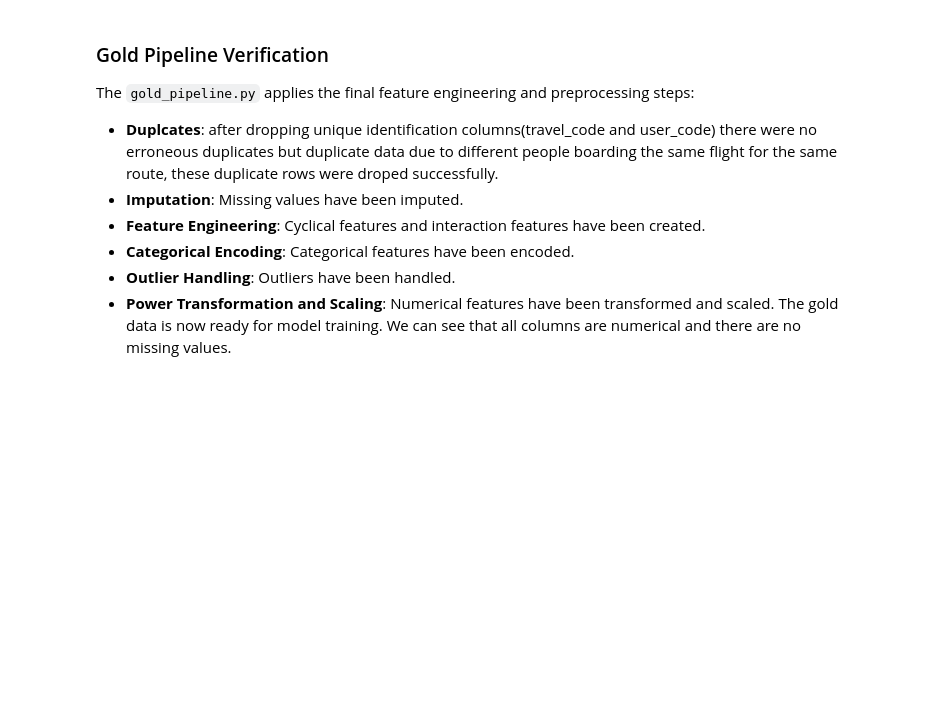
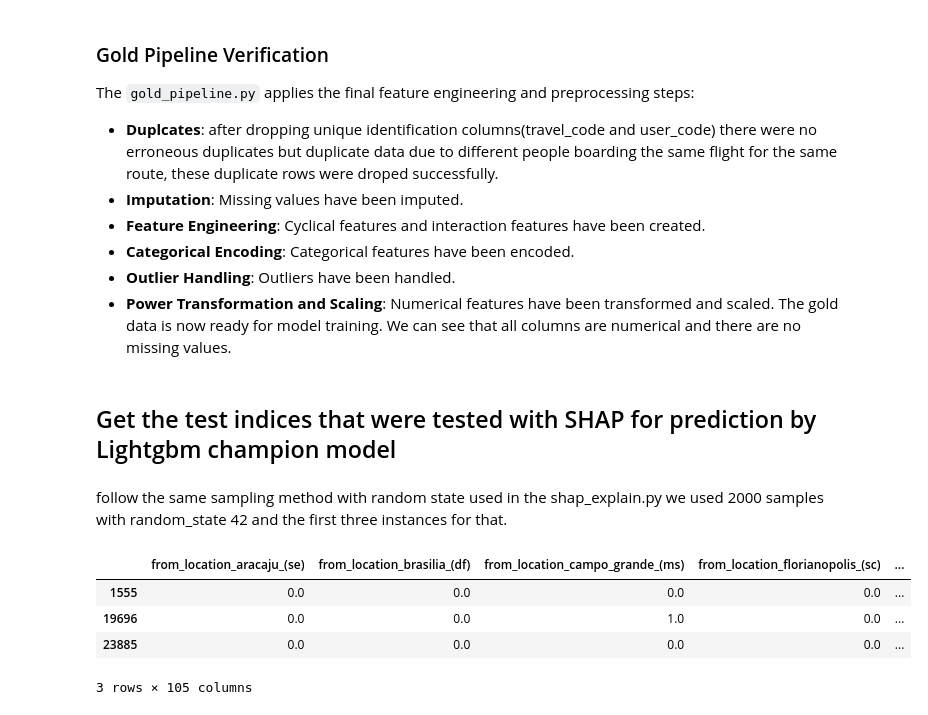
Before and after one commit to dakshvanshaj/flights-price-prediction-mlops, a Jupyter notebook: src/data_analysis/data_analysis.ipynb, the cells around one changed output. Cells and saved outputs as stored; diff of their text form; code cells hidden in the pictures; blank space fills up the shorter version.

Commit message:
feat: get the instances for local prediction explaination in shap.

```diff
--- a/src/data_analysis/data_analysis.ipynb
+++ b/src/data_analysis/data_analysis.ipynb
@@ -304,3 +305,20 @@ The `gold_pipeline.py` applies the final feature engineering and preprocessing s
 - **Outlier Handling**: Outliers have been handled.
 - **Power Transformation and Scaling**: Numerical features have been transformed and scaled.
 The gold data is now ready for model training. We can see that all columns are numerical and there are no missing values.
+# %% [markdown]
+## Get the test indices that were tested with SHAP for prediction by Lightgbm champion model
+# %%
+test_gold = pd.read_parquet(config_gold.GOLD_PROCESSED_DIR / "test.parquet")
+# %% [markdown]
+follow the same sampling method with random state used in the shap_explain.py
+we used 2000 samples with random_state 42 and the first three instances for that.
+# %%
+shap_local_instances = test_gold.sample(n=2000, random_state=42).head(3)
+# %%
+shap_local_instances
+# %% [output]
+|  | from_location_aracaju_(se) | from_location_brasilia_(df) | from_location_campo_grande_(ms) | from_location_florianopolis_(sc) | ... |
+| 1555 | 0.0 | 0.0 | 0.0 | 0.0 | ... |
+| 19696 | 0.0 | 0.0 | 1.0 | 0.0 | ... |
+| 23885 | 0.0 | 0.0 | 0.0 | 0.0 | ... |
+3 rows × 105 columns
```
Also changed, not shown: parts of 1 cell of this notebook.
